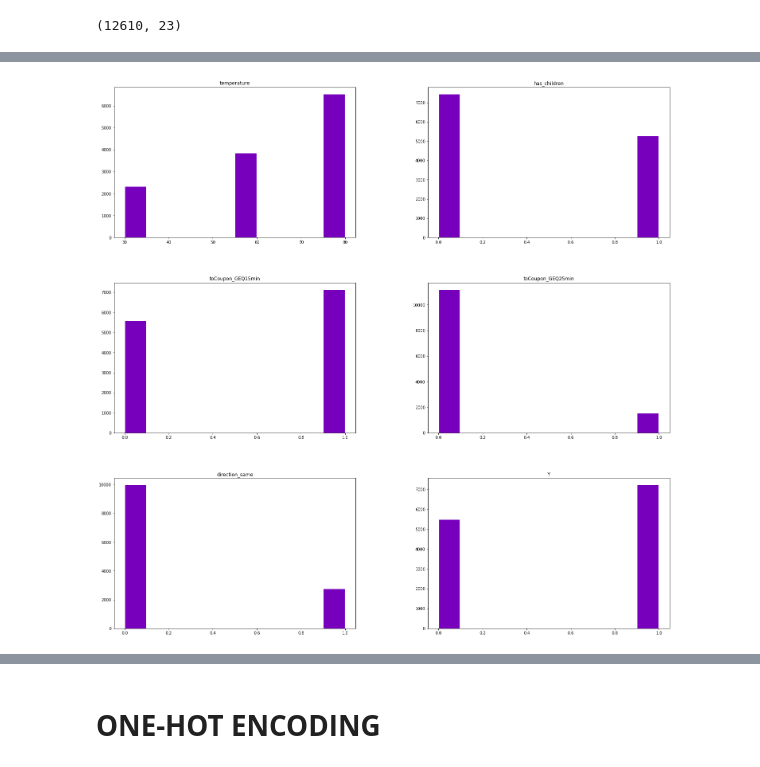
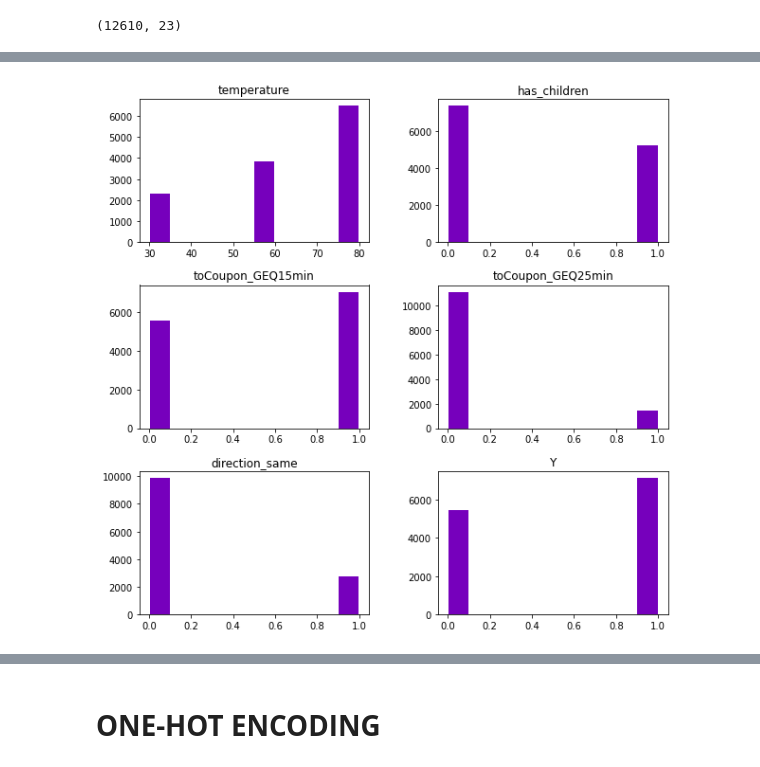
Before and after one commit to Maagnitude/coupon-recommend-models, a Jupyter notebook: coupon_recommend_models.ipynb, the cells around one changed output, grey strips where cells are left out. Cells and saved outputs as stored; diff of their text form; code cells hidden in the pictures.

Commit message:
more order, more explanations, more plots

```diff
--- a/coupon_recommend_models.ipynb
+++ b/coupon_recommend_models.ipynb
@@ -239,4 +239,4 @@ df.shape
 # %%
-df_histplot = df.hist(grid=False, figsize=(25,25), color='#7600BC', zorder=2, rwidth=0.95)
+df_histplot = df.hist(grid=False, figsize=(10,10), color='#7600BC', zorder=2, rwidth=0.95)
 # %% [output]
-[figure, old version]
+[figure, new version]
```
Also changed, not shown: parts of 84 cells of this notebook.
